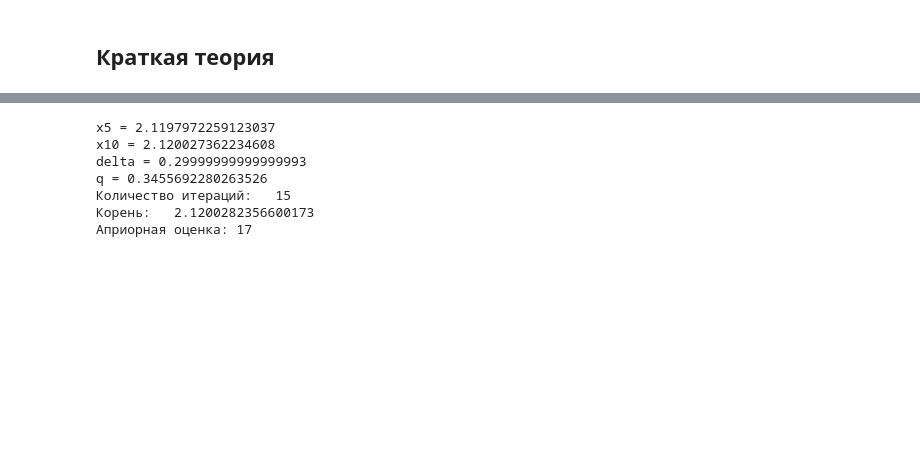
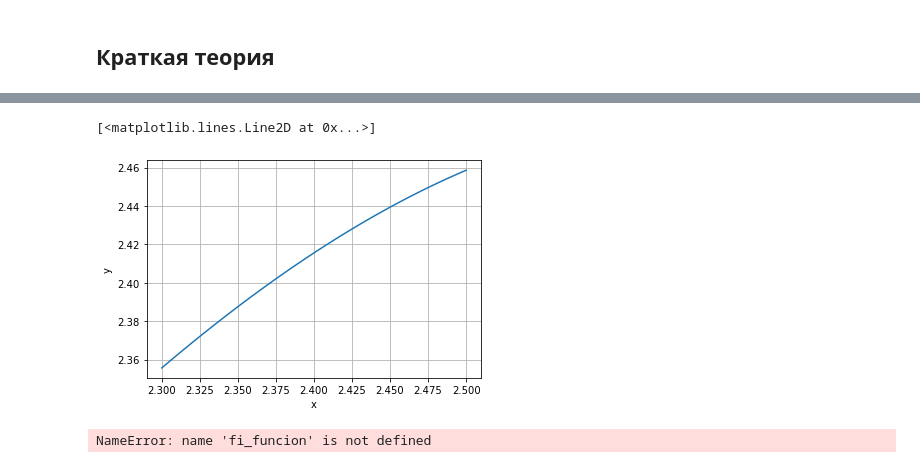
Before and after one commit to LizavetaDubok/hmm, a Jupyter notebook: MChA_lab1.ipynb, the cells around one changed output, grey strips where cells are left out. Cells and saved outputs as stored; diff of their text form; code cells hidden in the pictures; blank space fills up the shorter version.

```diff
--- a/MChA_lab1.ipynb
+++ b/MChA_lab1.ipynb
@@ -43,13 +30,0 @@ e = 10**-8
-# %%
-x0 = a
-x1 = b
-k = 3
-while np.abs(x1 - x0) > e :
-    x = (x0 + x1) / 2
-    if function(x1) * function(x) < 0 :
-        x0 = x
-    else : x1 = x
-    if k % 5 == 0 :
-        print('x{}  =  {}'.format(k, x))
-    k += 1
-print('Количество итераций:   {}\nКорень:   {}'.format(k, x))
@@ -131,31 +149,28 @@ $x_k=φ(x_{k-1})$
-# %%
-c = 0.6
-def fi_funcion(x):
-    return x + c * function(x)
-def fi_derivative(x):
-    return 1 + c * derivative(x)
-def fi_double_derivative(x):
-    return c * double_derivative(x)
-
-q = fi_derivative(b)
-x1 = (a + b) / 2
-x2 = fi_funcion(x1)
-k = 2
-while (q / (1 - q))*np.abs(x2 - x1) > e :
-    x1 = x2
-    x2 = fi_funcion(x1)
-    if k % 5 == 0 :
-        print('x{} = {}'.format(k, x1))
-    k += 1
-print('delta =', (b - a)/2)
-print('q =', q)
-print('Количество итераций:   {}\nКорень:   {}'.format(k, x2))
-print('Априорная оценка:', int(np.log(e*2/(b - a))/np.log(q))+1)
-# %% [output]
-x5 = 2.1197972259123037
-x10 = 2.120027362234608
-delta = 0.29999999999999993
-q = 0.3455692280263526
-Количество итераций:   15
-Корень:   2.1200282356600173
-Априорная оценка: 17
+# %%
+c = -0.1
+def fi_function(x):
+    return x + c * function(x)
+def fi_derivative(x):
+    return 1 + c * derivative(x)
+# %%
+x_plt = np.linspace(3.5, 3,9, 100)
+y_plt = [fi_function(i) for i in x_plt]
+plt.xlabel("x")
+plt.ylabel("y")
+plt.grid()
+plt.plot(x_plt, y_plt)
+# %% [output]
+[<matplotlib.lines.Line2D at 0x...>]
+[figure, added]
+# %%
+values = []
+keys = []
+delta = (b - a)/2
+x1 = (a + b) / 2
+x2 = fi_funcion(x1)
+q = np.abs(fi_derivative(b))
+k = 1
+keys.append('$x_{{0}} = $')
+values.append(str(x1))
+# %% [output]
+NameError: name 'fi_funcion' is not defined
```
Also changed, not shown: parts of 13 cells of this notebook.
